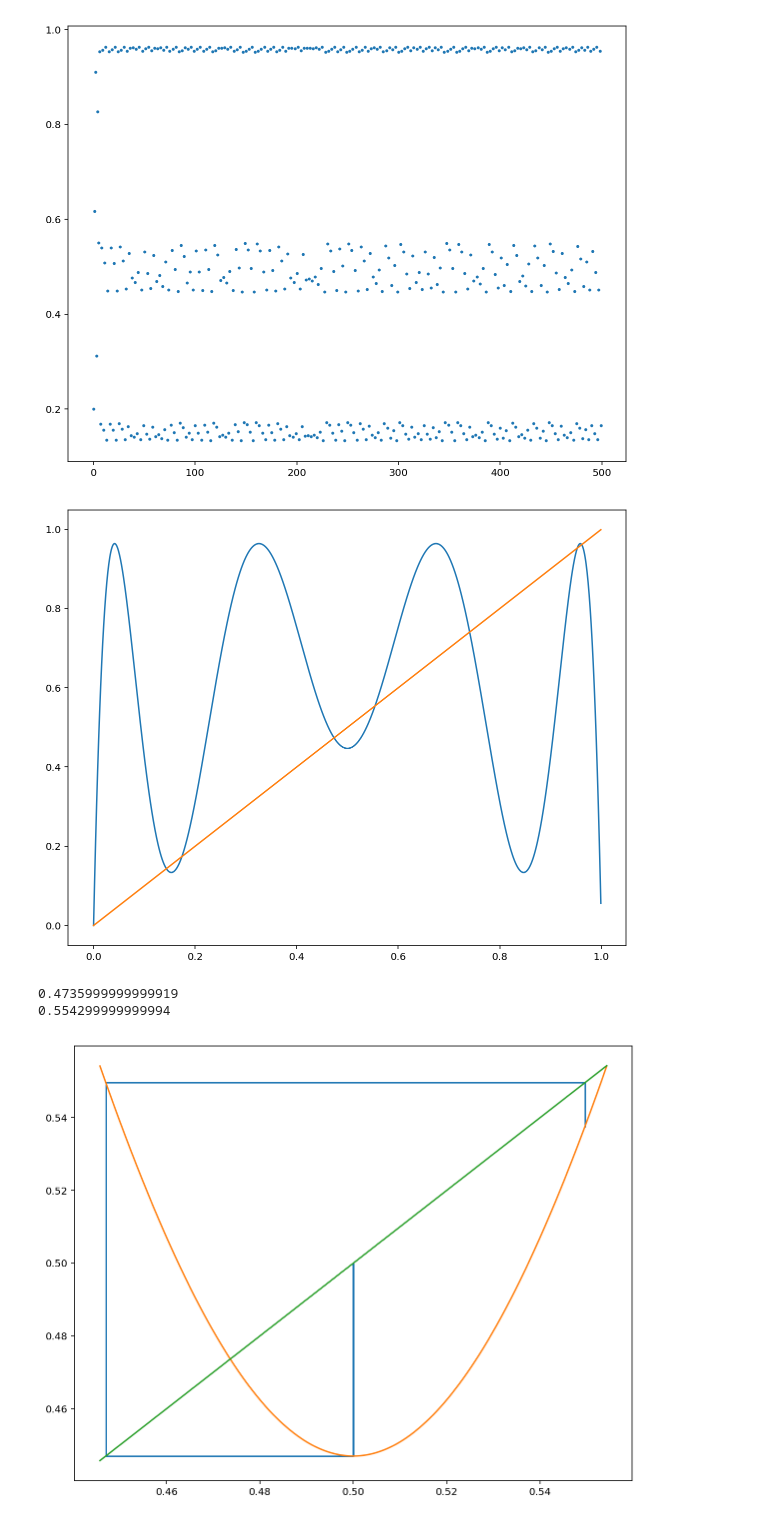
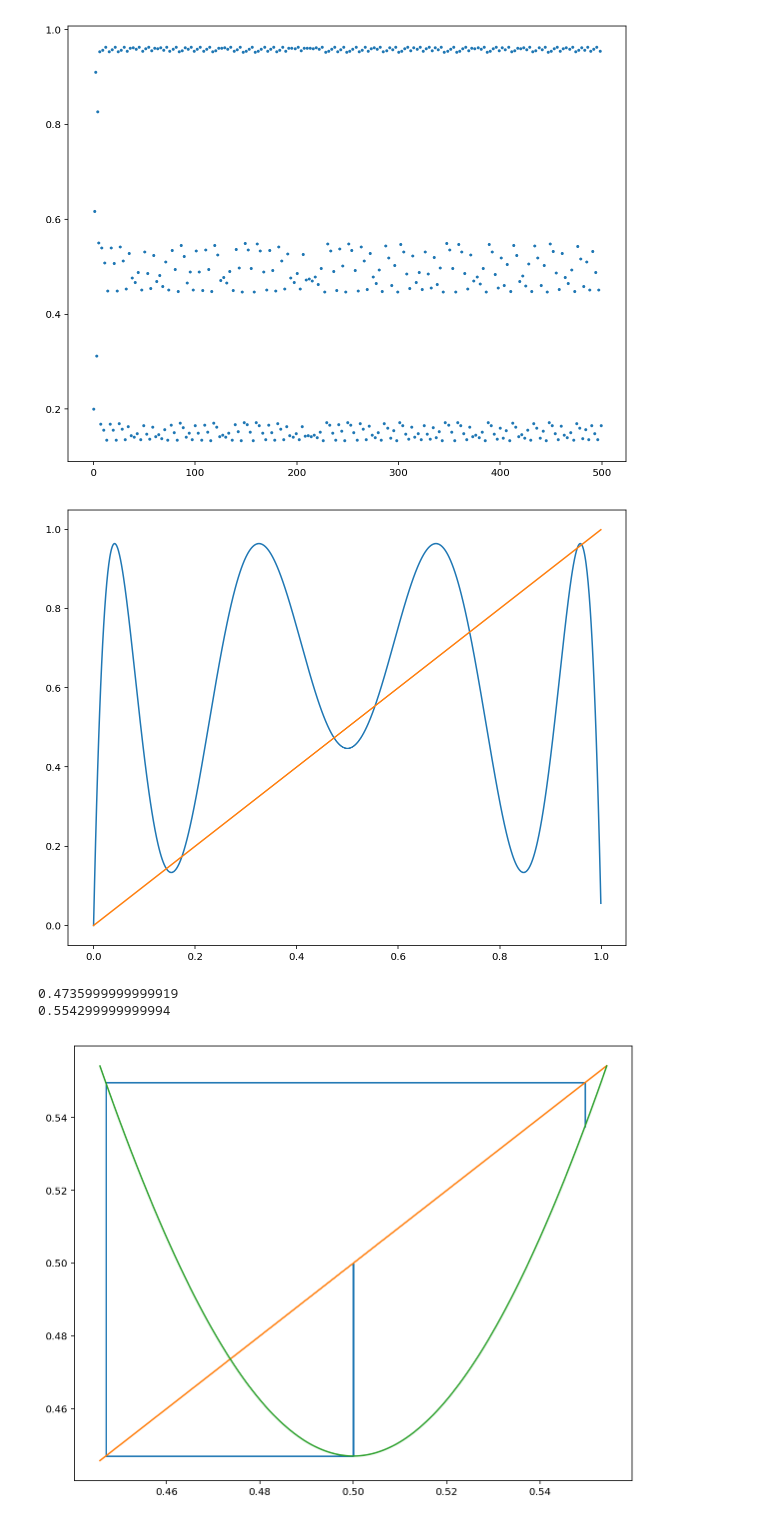
Before and after one commit to themichaelyang/dynsys, a Jupyter notebook: hw-3.ipynb, the cells around one changed output. Drawn from its saved outputs; the diff is of its cells as text; code cells hidden in the pictures.

```diff
--- a/hw-3.ipynb
+++ b/hw-3.ipynb
@@ -130,29 +130,30 @@ plot_trajectory(3.856)
 # %%
 plot_fns([logistic_3(3.856), identity_fn])
 
 for i in np.arange(0.4, 0.5, 0.0001):
     if abs(logistic_3(3.856)(i) - i) <= 0.0001:
         print(i)
         break
 
 for i in np.arange(0.5, 0.6, 0.0001):
     if abs(logistic_3(3.856)(i) - i) <= 0.0001:
         print(i)
         break
 
 x_r = 0.5543
 # cobweb = get_cobweb(iterate_map(logistic_3(3.856), 0.47, 50))
 cobweb = get_cobweb(iterate_map(logistic_3(3.856), 0.5, 4))
 fig, ax = plt.subplots(figsize=(10, 8))
 # plt.ylim(1-x_r, x_r)
 # plt.xlim(1-x_r, x_r)
 ax.plot(cobweb[:,0], cobweb[:,1])
-plot_fns([logistic_3(3.856), identity_fn], start=1-x_r, end=x_r, step=0.000001, ax=ax)
+# , lambda x: x_r
+plot_fns([identity_fn, logistic_3(3.856)], start=1-x_r, end=x_r, step=0.000001, ax=ax)
 # %% [output]
 [figure]
 0.4735999999999919
 0.554299999999994
-[figure, old version]
+[figure, new version]
 # %%
 plot_fns([logistic_3(3.857), identity_fn])
 
```
Also changed, not shown: parts of 1 cell of this notebook, 3 other files.
